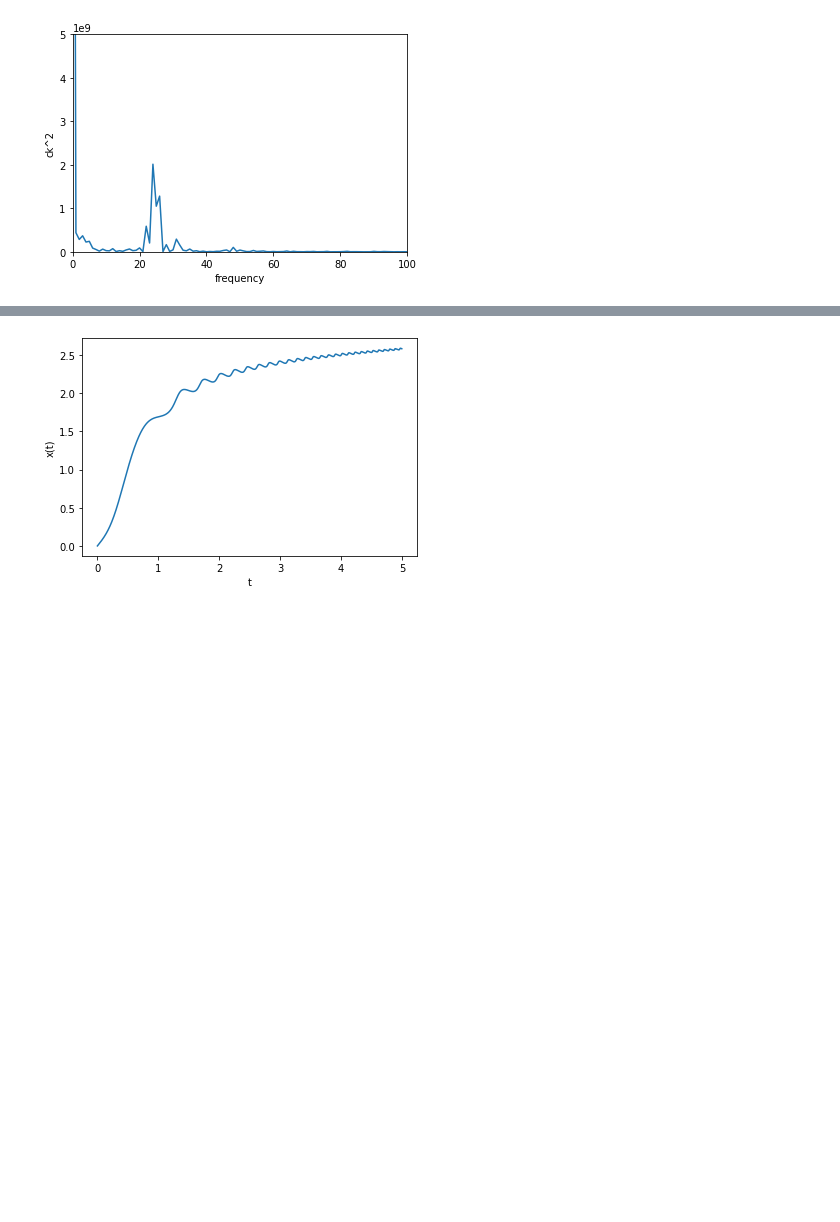
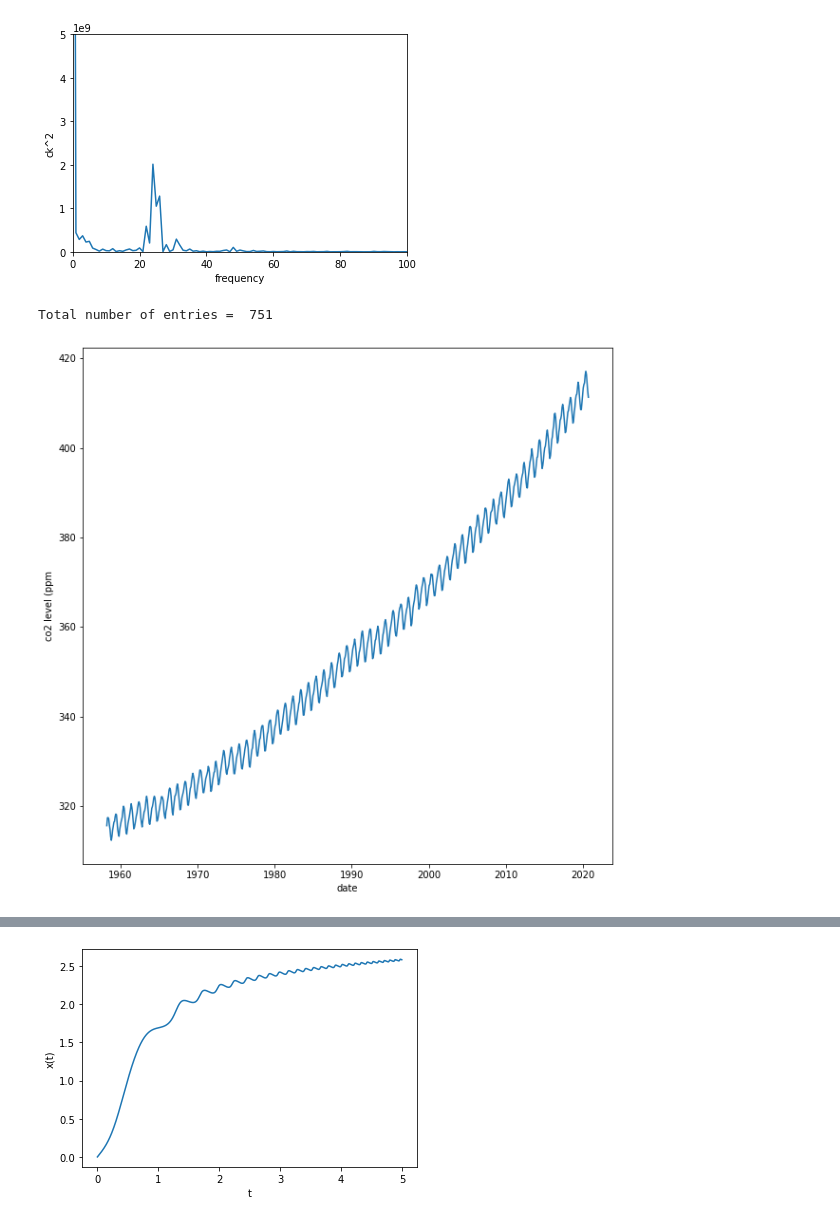
Before and after one commit to NIUCompPhys/Spring2021, a Jupyter notebook: temp2_pynb.ipynb, the cells around one changed output, grey strips where cells are left out. Drawn from its saved outputs; the diff is of its cells as text; code cells hidden in the pictures; blank space fills up the shorter version.

```diff
--- a/temp2_pynb.ipynb
+++ b/temp2_pynb.ipynb
@@ -905,3 +880,43 @@ show()
 Total number of entries =  3143
 [figure]
 [figure]
+# %%
+# CO2 and global warming
+from matplotlib.pylab import plot,show,xlim,ylim,xlabel,ylabel,hist
+import matplotlib.pyplot as plt
+import urllib.request
+
+### Read the file from the web, can also read a local version
+url='ftp://aftp.cmdl.noaa.gov/products/trends/co2/co2_mm_mlo.csv'
+with urllib.request.urlopen(url) as response:
+   html = response.read()
+
+# "decode it" and split into rows
+data=html.decode().split("\n")
+# from the file, anything beginning with '#' is a comment and to be skipped
+# and then we have this key (which needs to be skipped!):
+# year,month,decimal date,average,interpolated,trend,ndays
+# we can use the decimal date and the average value, so entries 2 and 3
+data=html.decode().split("\n")
+dates=[]
+co2s=[]
+for entry in data:
+  if ('#' in entry): continue
+  if ('year' in entry): continue
+  vals = entry.split(",") ### values split by commas
+  if (len(vals) < 5): continue ### skip last trailing empty row
+  dates.append(float(vals[2])) ## convert string to float
+  co2s.append(float(vals[3]))  ## convert string to float
+
+
+print("Total number of entries = ",len(dates))
+### bigger than default, too
+fig = plt.figure(figsize=(10,10))
+axes = plt.axes()
+plot(dates,co2s)
+xlabel("date")
+ylabel("co2 level (ppm")
+show()
+# %% [output]
+Total number of entries =  751
+[figure, added]
```
Also changed, not shown: parts of 3 cells of this notebook.
